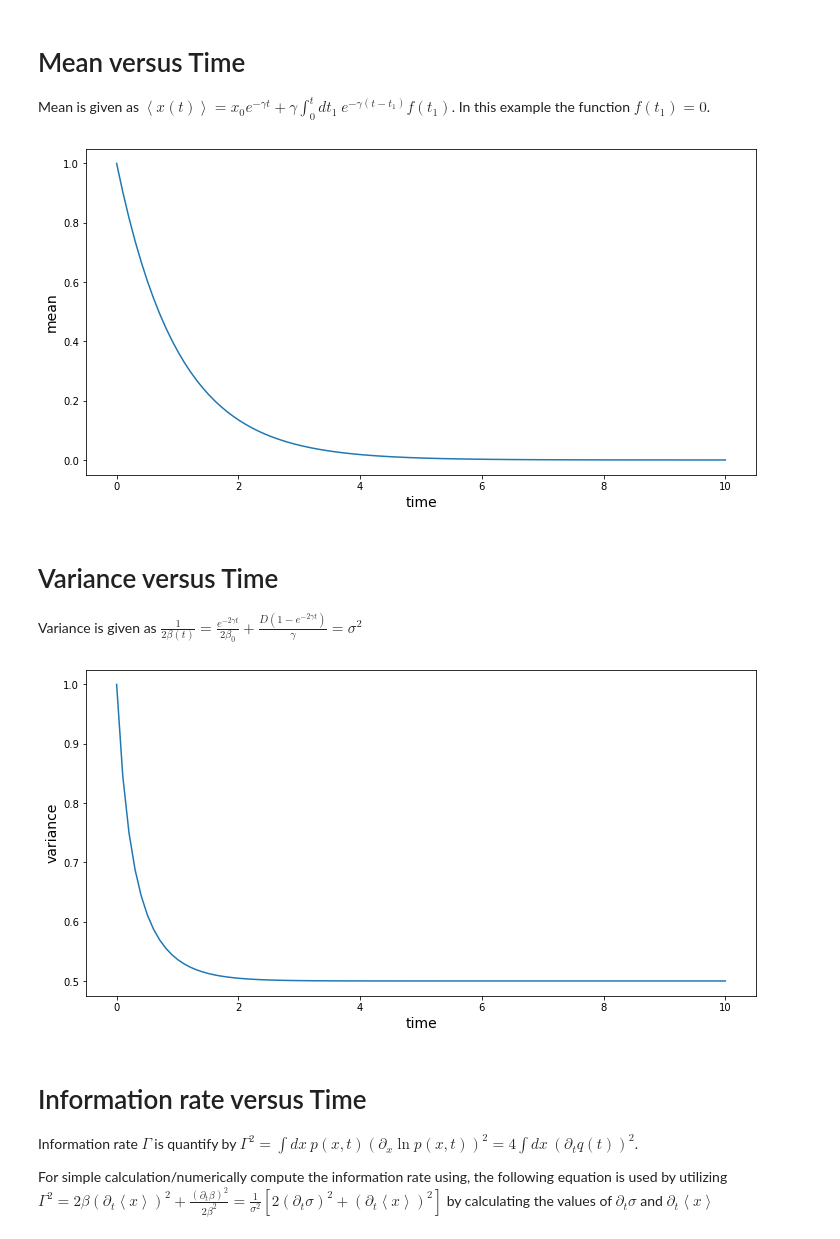
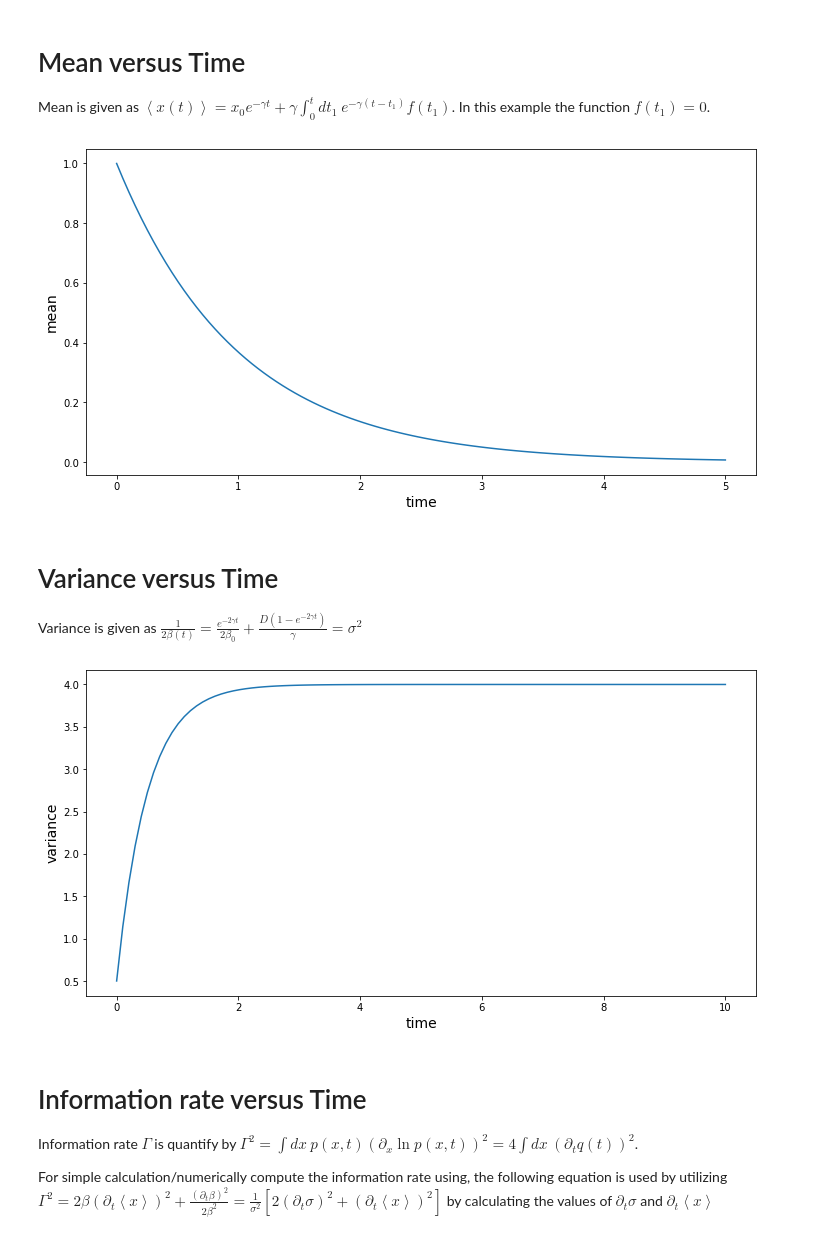
Before and after one commit to sajtarius/mean_variance_information-length_plot, a Jupyter notebook: mean_variance_information-length_plot.ipynb, the cells around one changed output. Saved outputs shown, nothing was run; the diff lists cells and outputs as text; code cells hidden in the pictures.

```diff
--- a/mean_variance_information-length_plot.ipynb
+++ b/mean_variance_information-length_plot.ipynb
@@ -16,7 +16,7 @@ import sdepy
 <p> Mean is given as $\left< x(t) \right> = x_0 e^{-\gamma t} + \gamma \int^{t}_{0} dt_1 \ e^{-\gamma (t-t_1)} f(t_1) $. In this example the function $f(t_1) =0$.</p>
 # %%
 #value for the [time]
-t = np.linspace(0,10,100)
+t = np.linspace(0,5,100)
 
 #define the function for [mean]
 def mean(i,x0,g,f1,t1):
@@ -24,7 +24,6 @@ def mean(i,x0,g,f1,t1):
 
 #parameter for [mean]
 g=1   #gamma
-t1=1  #t
 f1=0  #f(t_1)
 x0=1  #x_0
 
@@ -33,6 +32,7 @@ m=[]
 
 #[mean] calculation
 for i in t:
+    t1=i
     m1 = mean(i,x0,g,f1,t1)
     m.append(m1[0])
 
@@ -41,35 +41,33 @@ plt.xlabel('time', fontsize=14)
 plt.ylabel('mean', fontsize=14)
 plt.show()
 # %% [output]
-[figure, old version]
+[figure, new version]
 # %% [markdown]
 # Variance versus Time
 <p> Variance is given as $\frac{1}{2\beta(t)} = \frac{e^{-2\gamma t}}{2\beta_0} + \frac{D(1-e^{-2\gamma t})}{\gamma} = \sigma^2$ </p>
 # %%
 #define the function for [variance]
-def var(i, mu, b0, D):
-    beta = (np.exp(-2*mu*i))/(2*b0) + (D*(1-np.exp(-2*mu*i)))/(mu)
-    return 1/(2*beta)
+def var(i, g, b0, D):
+    return (np.exp(-2*g*i))/(2*b0) + (D*(1-np.exp(-2*g*i)))/(g)
 
 #parameter for [variance]
-mu=1  #mu
 b0=1  #b0
-D=1   #D
+D=4   #D
 
 #empty set for storing the data point
 var_data=[]
 
 #[variance] calculation
 for i in t:
-    var1 = var(i, mu, b0, D)
+    var1 = var(i, g, b0, D)
     var_data.append(var1)
 
 plt.plot(t,var_data)
 plt.xlabel('time', fontsize=14)
 plt.ylabel('variance', fontsize=14)
 plt.show()
 # %% [output]
-[figure, old version]
+[figure, new version]
 # %% [markdown]
 # Information rate versus Time
 <p> Information rate $\Gamma$ is quantify by $\Gamma^2 = \int dx \ p(x,t) (\partial_x \ln{p(x,t)})^2 = 4 \int dx \ (\partial_t q(t))^2$. </p>
```
Also changed, not shown: parts of 4 cells of this notebook.
